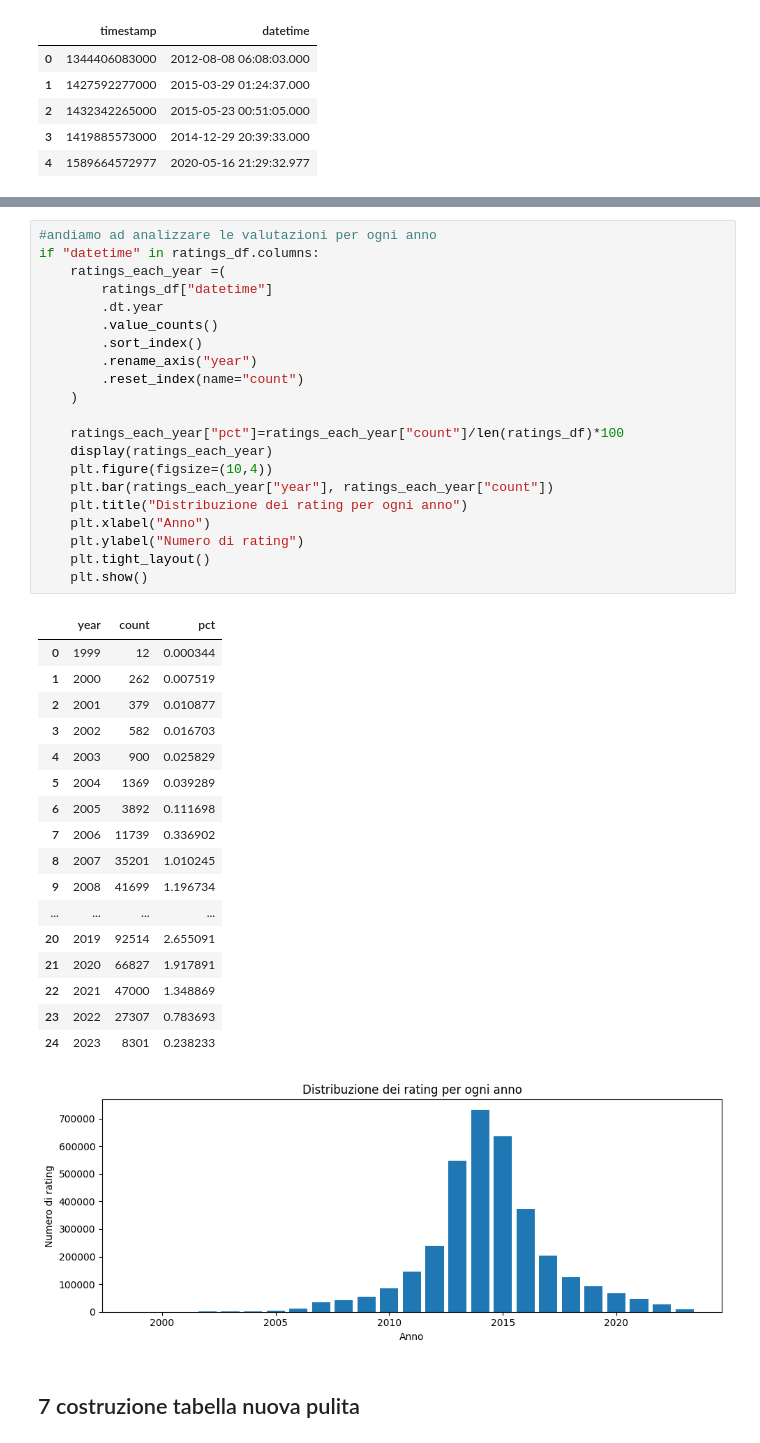
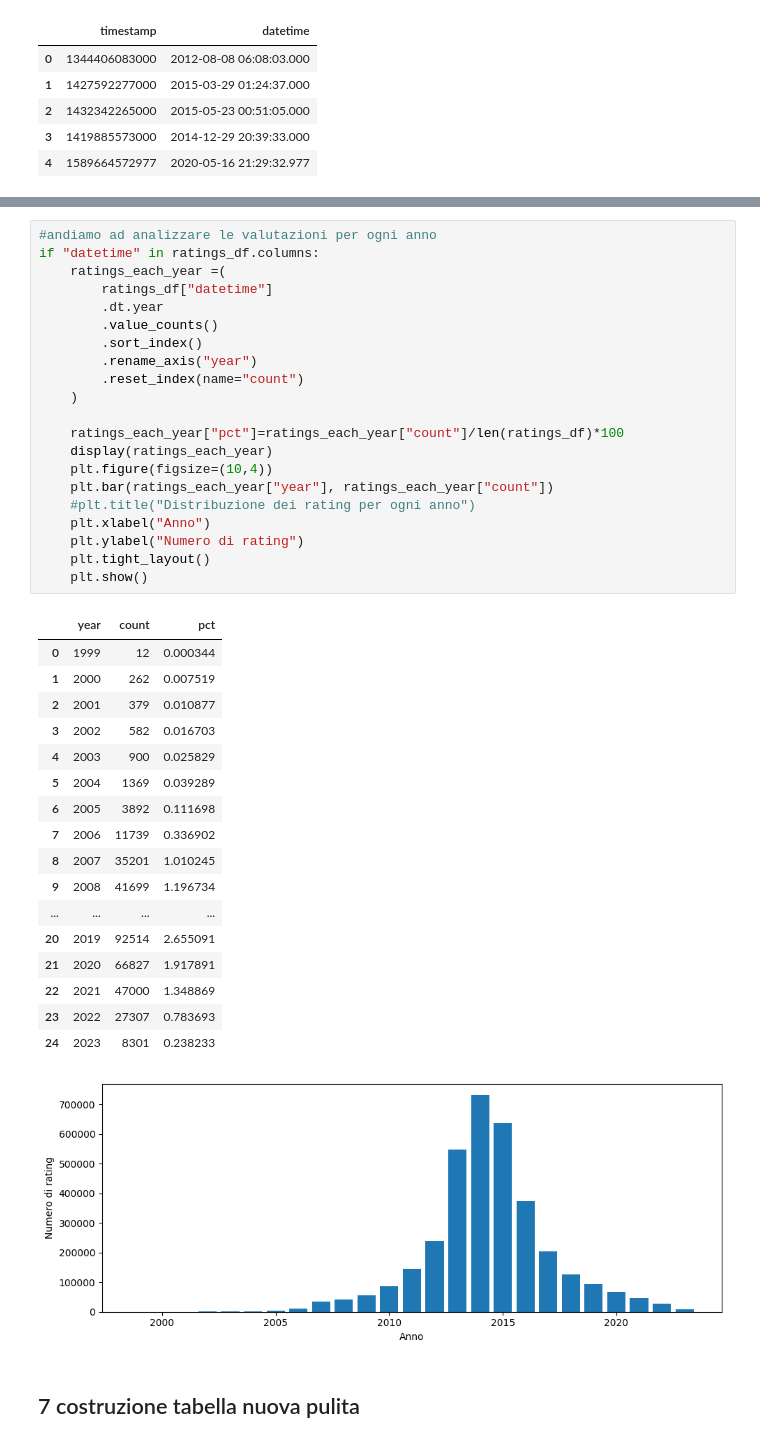
Before and after one commit to arsid2828/Tesi-ecommerce, a Jupyter notebook: notebooks/02_explore_electronics_dataset.ipynb, the cells around one changed output, grey strips where cells are left out. Saved outputs shown, nothing was run; the diff lists cells and outputs as text.

```diff
--- a/notebooks/02_explore_electronics_dataset.ipynb
+++ b/notebooks/02_explore_electronics_dataset.ipynb
@@ -351,35 +342,35 @@ if "datetime" in ratings_df.columns:
         .rename_axis("year")
         .reset_index(name="count")
     )
 
     ratings_each_year["pct"]=ratings_each_year["count"]/len(ratings_df)*100
     display(ratings_each_year)
     plt.figure(figsize=(10,4))
     plt.bar(ratings_each_year["year"], ratings_each_year["count"])
-    plt.title("Distribuzione dei rating per ogni anno")
+    #plt.title("Distribuzione dei rating per ogni anno")
     plt.xlabel("Anno")
     plt.ylabel("Numero di rating")
     plt.tight_layout()
     plt.show()
 # %% [output]
 |  | year | count | pct |
 | 0 | 1999 | 12 | 0.000344 |
 | 1 | 2000 | 262 | 0.007519 |
 | 2 | 2001 | 379 | 0.010877 |
 | 3 | 2002 | 582 | 0.016703 |
 | 4 | 2003 | 900 | 0.025829 |
 | 5 | 2004 | 1369 | 0.039289 |
 | 6 | 2005 | 3892 | 0.111698 |
 | 7 | 2006 | 11739 | 0.336902 |
 | 8 | 2007 | 35201 | 1.010245 |
 | 9 | 2008 | 41699 | 1.196734 |
 | ... | ... | ... | ... |
 | 20 | 2019 | 92514 | 2.655091 |
 | 21 | 2020 | 66827 | 1.917891 |
 | 22 | 2021 | 47000 | 1.348869 |
 | 23 | 2022 | 27307 | 0.783693 |
 | 24 | 2023 | 8301 | 0.238233 |
-[figure, old version]
+[figure, new version]
 # %% [markdown]
 ## 7 costruzione tabella nuova pulita
 # %% [markdown]
```
Also changed, not shown: parts of 6 cells of this notebook, 9 other files.
